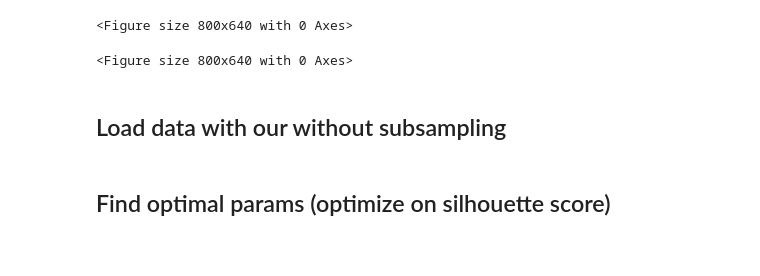
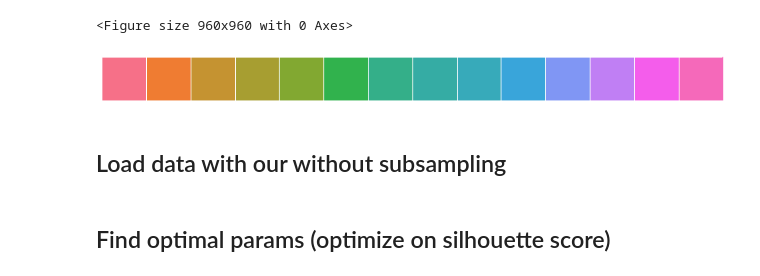
Before and after one commit to danielmlow/reddit, a Jupyter notebook: reddit_cluster.ipynb, the cells around one changed output. Saved outputs shown, nothing was run; the diff lists cells and outputs as text; code cells hidden in the pictures.

```diff
--- a/reddit_cluster.ipynb
+++ b/reddit_cluster.ipynb
@@ -72,11 +72,12 @@ subreddits = ['addiction', 'EDAnonymous', 'adhd', 'autism', 'alcoholism', 'bipol
 try: os.mkdir(output_dir)
 except: pass
 # %%
-plt.style.use('seaborn-bright')
-plt.figure(figsize=(10, 8), dpi= 80, facecolor='w', edgecolor='k')
+# plt.style.use('seaborn')
+plt.figure(figsize=(12,12), dpi= 80, facecolor='w', edgecolor='k')
+sns.palplot(sns.color_palette("husl", 14))
 # %% [output]
-<Figure size 800x640 with 0 Axes>
+<Figure size 960x960 with 0 Axes>
-<Figure size 800x640 with 0 Axes>
+[figure, added]
 # %%
 def unison_shuffled_copies(a, b, c):
     assert len(a) == len(b) == len(c)
```
Also changed, not shown: parts of 8 cells of this notebook, 2 other files.
